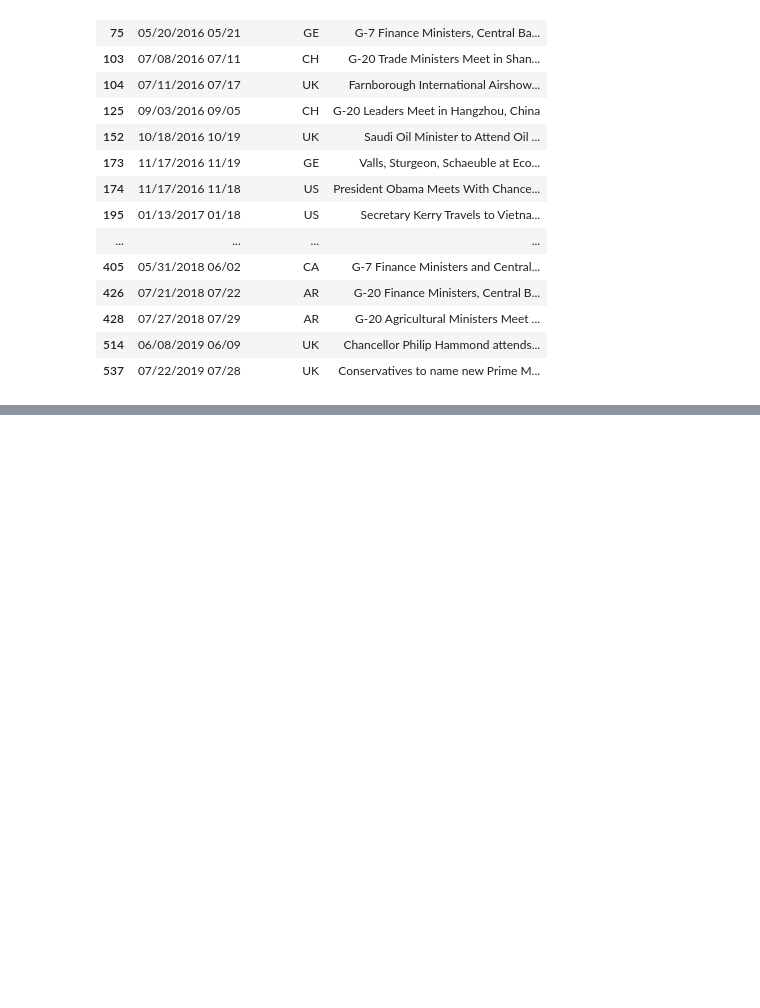
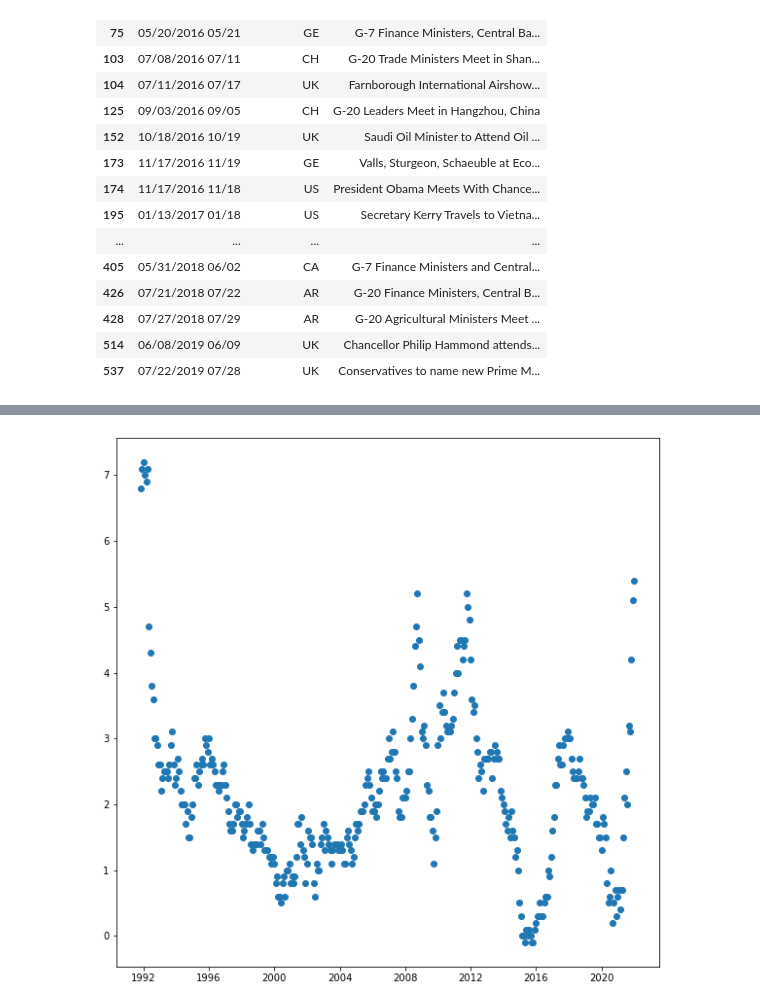
Before and after one commit to ADSMining/Mining, a Jupyter notebook: Notebooks/Economic notebooks/EconomicEvents.ipynb, the cells around one changed output, grey strips where cells are left out. Cells and saved outputs as stored; diff of their text form; code cells hidden in the pictures; blank space fills up the shorter version.

```diff
--- a/Notebooks/Economic notebooks/EconomicEvents.ipynb
+++ b/Notebooks/Economic notebooks/EconomicEvents.ipynb
@@ -79,0 +114,3 @@ clean_data[clean_data['Date Time'].apply(lambda x: isinstance(x, str))]
+# %%
+inflation_df = pd.read_csv('../../Notebooks/Datasets/Economic_dataset/Inflation.csv')
+inflation_df
@@ -79,0 +148,8 @@ clean_data[clean_data['Date Time'].apply(lambda x: isinstance(x, str))]
+# %%
+fig, ax = plt.subplots(figsize = (10, 10))
+
+dates = matplotlib.dates.date2num(inflation_df['Date'])
+ax.plot_date(dates, inflation_df['Inflation Rate'])
+plt.show()
+# %% [output]
+[figure, added]
```
Also changed, not shown: parts of 7 cells of this notebook.
